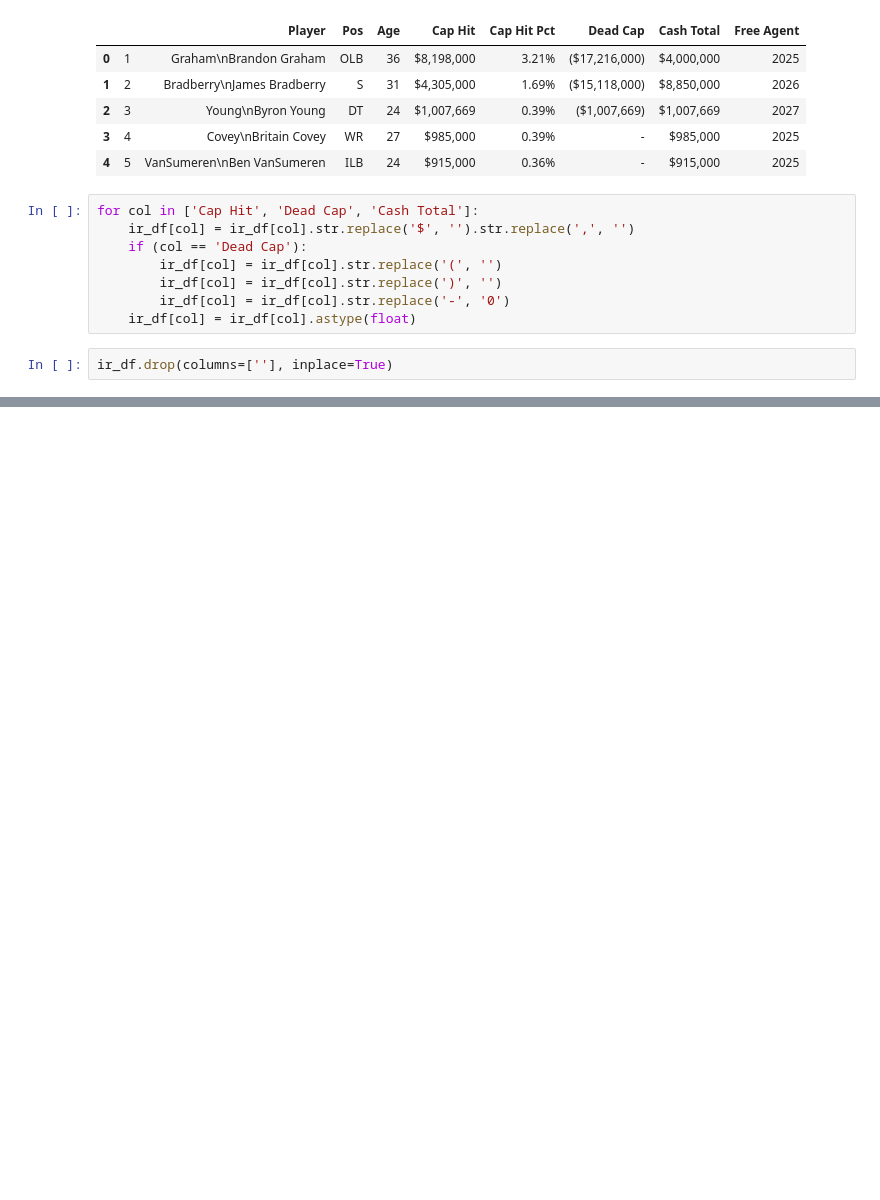
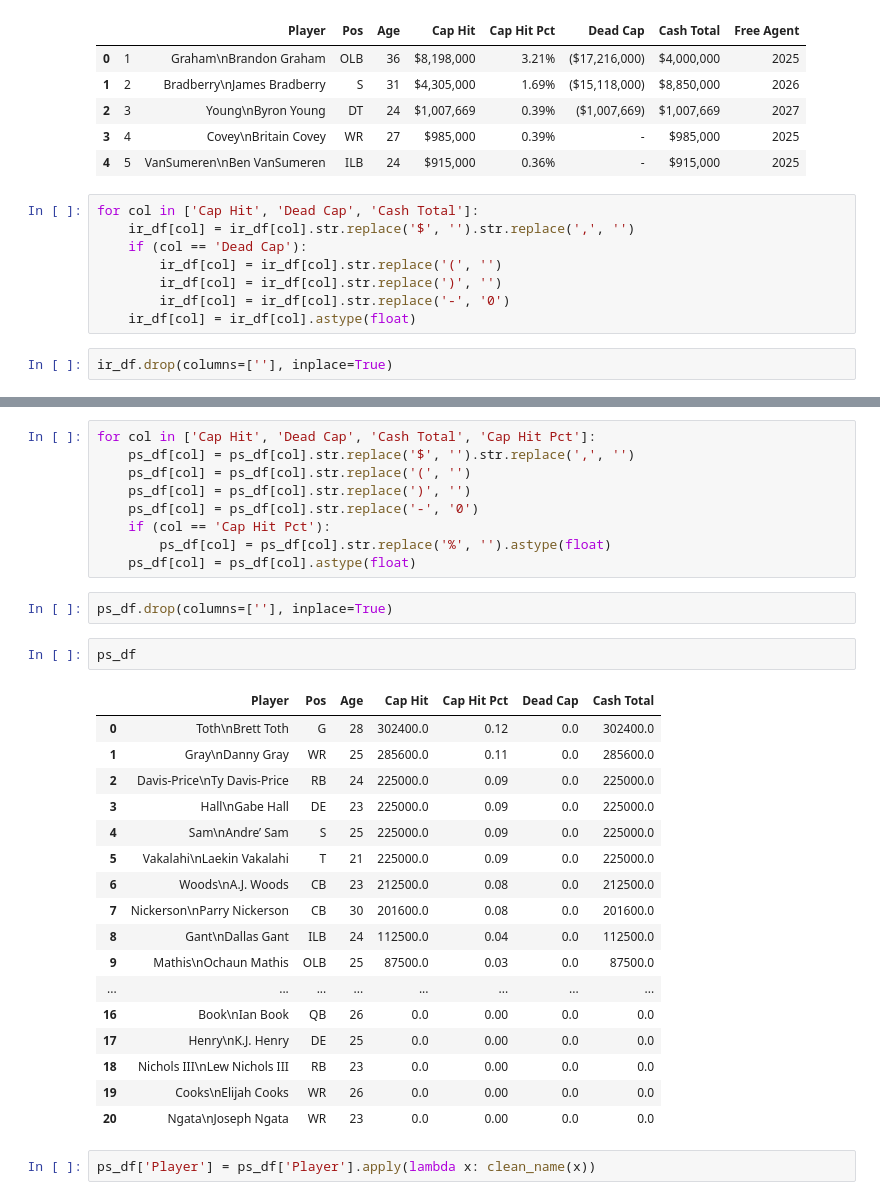
Before and after one commit to arnavk377/AllCap, a Jupyter notebook: data_collection/cap_data.ipynb, the cells around one changed output, grey strips where cells are left out. Cells and saved outputs as stored; diff of their text form; blank space fills up the shorter version.

```diff
--- a/data_collection/cap_data.ipynb
+++ b/data_collection/cap_data.ipynb
@@ -201,0 +235,33 @@ ir_df.head()
+# %%
+for col in ['Cap Hit', 'Dead Cap', 'Cash Total', 'Cap Hit Pct']:
+    ps_df[col] = ps_df[col].str.replace('$', '').str.replace(',', '')
+    ps_df[col] = ps_df[col].str.replace('(', '')
+    ps_df[col] = ps_df[col].str.replace(')', '')
+    ps_df[col] = ps_df[col].str.replace('-', '0')
+    if (col == 'Cap Hit Pct'):
+        ps_df[col] = ps_df[col].str.replace('%', '').astype(float)
+    ps_df[col] = ps_df[col].astype(float)
+# %%
+ps_df.drop(columns=[''], inplace=True)
+# %%
+ps_df
+# %% [output]
+|  | Player | Pos | Age | Cap Hit | Cap Hit Pct | Dead Cap | Cash Total |
+| 0 | Toth\nBrett Toth | G | 28 | 302400.0 | 0.12 | 0.0 | 302400.0 |
+| 1 | Gray\nDanny Gray | WR | 25 | 285600.0 | 0.11 | 0.0 | 285600.0 |
+| 2 | Davis-Price\nTy Davis-Price | RB | 24 | 225000.0 | 0.09 | 0.0 | 225000.0 |
+| 3 | Hall\nGabe Hall | DE | 23 | 225000.0 | 0.09 | 0.0 | 225000.0 |
+| 4 | Sam\nAndre’ Sam | S | 25 | 225000.0 | 0.09 | 0.0 | 225000.0 |
+| 5 | Vakalahi\nLaekin Vakalahi | T | 21 | 225000.0 | 0.09 | 0.0 | 225000.0 |
+| 6 | Woods\nA.J. Woods | CB | 23 | 212500.0 | 0.08 | 0.0 | 212500.0 |
+| 7 | Nickerson\nParry Nickerson | CB | 30 | 201600.0 | 0.08 | 0.0 | 201600.0 |
+| 8 | Gant\nDallas Gant | ILB | 24 | 112500.0 | 0.04 | 0.0 | 112500.0 |
+| 9 | Mathis\nOchaun Mathis | OLB | 25 | 87500.0 | 0.03 | 0.0 | 87500.0 |
+| ... | ... | ... | ... | ... | ... | ... | ... |
+| 16 | Book\nIan Book | QB | 26 | 0.0 | 0.00 | 0.0 | 0.0 |
+| 17 | Henry\nK.J. Henry | DE | 25 | 0.0 | 0.00 | 0.0 | 0.0 |
+| 18 | Nichols III\nLew Nichols III | RB | 23 | 0.0 | 0.00 | 0.0 | 0.0 |
+| 19 | Cooks\nElijah Cooks | WR | 26 | 0.0 | 0.00 | 0.0 | 0.0 |
+| 20 | Ngata\nJoseph Ngata | WR | 23 | 0.0 | 0.00 | 0.0 | 0.0 |
+# %%
+ps_df['Player'] = ps_df['Player'].apply(lambda x: clean_name(x))
```
Also changed, not shown: parts of 9 cells of this notebook.
